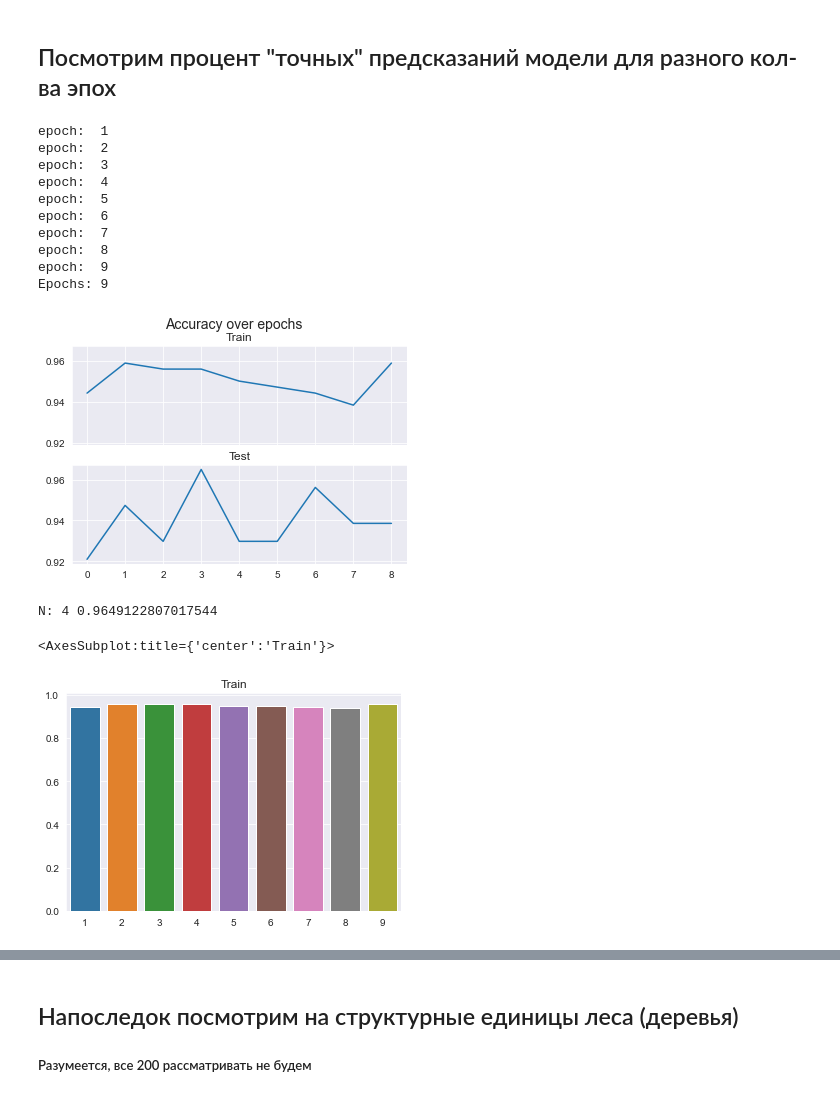
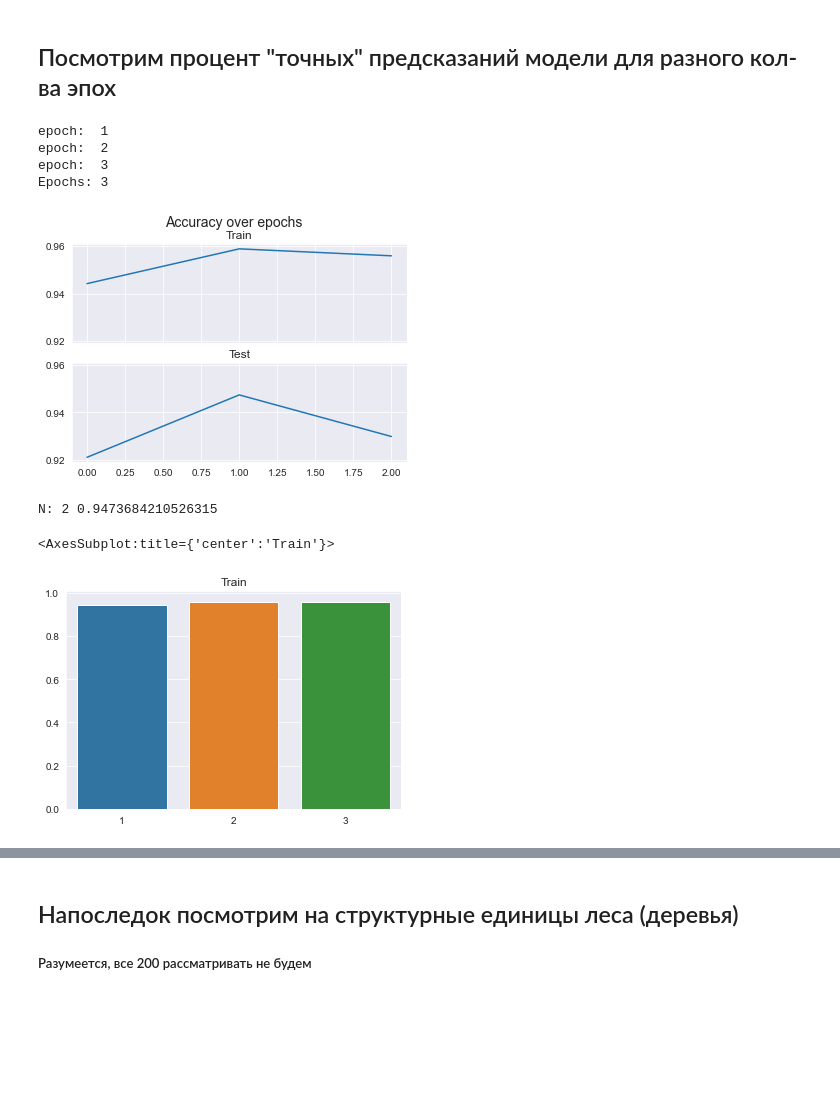
Before and after one commit to GluKhovKirill/NN_BreastCancer, a Jupyter notebook: main.ipynb, the cells around one changed output, grey strips where cells are left out. Saved outputs shown, nothing was run; the diff lists cells and outputs as text; code cells hidden in the pictures; blank space fills up the shorter version.

Commit message:
Fix (Epochs)

```diff
--- a/main.ipynb
+++ b/main.ipynb
@@ -283,7 +287,7 @@ rfc_model = RandomForestClassifier(max_depth=2, n_estimators=200, random_state=0
 np.random.seed(0)
 
 N_TRAIN_SAMPLES = X_train.shape[0]
-N_EPOCHS = 9 # 12 # 4
+N_EPOCHS = 3 # 12 # 4
 N_BATCH = 128
 N_CLASSES = np.unique(y_train)
 
@@ -303,48 +307,42 @@ while epoch < N_EPOCHS:
         rfc_model.fit(X_train.iloc[indices], y_train.iloc[indices])
         mini_batch_index += N_BATCH
 
         if mini_batch_index >= N_TRAIN_SAMPLES:
             break
 
     # SCORE TRAIN
     scores_train.append(rfc_model.score(X_train, y_train))
 
     # SCORE TEST
     scores_test.append(rfc_model.score(X_test, y_test))
 
     epoch += 1
     pass
 
 print('Epochs:', epoch)
 fig, ax = plt.subplots(2, sharex=True, sharey=True)
 ax[0].plot(scores_train)
 ax[0].set_title('Train')
 ax[1].plot(scores_test)
 ax[1].set_title('Test')
 fig.suptitle("Accuracy over epochs", fontsize=14)
 plt.show()
 
 m=max(scores_test)
 print('N:',scores_test.index(m)+1, m)
 # %% [output]
 epoch:  1
 epoch:  2
 epoch:  3
-epoch:  4
-epoch:  5
-epoch:  6
-epoch:  7
-epoch:  8
-epoch:  9
-Epochs: 9
+Epochs: 3
-[figure, old version]
+[figure, new version]
-N: 4 0.9649122807017544
+N: 2 0.9473684210526315
 # %%
 plt.title("Train")
 sns.barplot(x=[i+1 for i in range(len(scores_train))],y=scores_train)
 # %% [output]
 <AxesSubplot:title={'center':'Train'}>
-[figure, old version]
+[figure, new version]
 # %%
 plt.title("Test")
 sns.barplot(x=[i+1 for i in range(len(scores_test))],y=scores_test)
```
Also changed, not shown: parts of 2 cells of this notebook, 1 other file.
